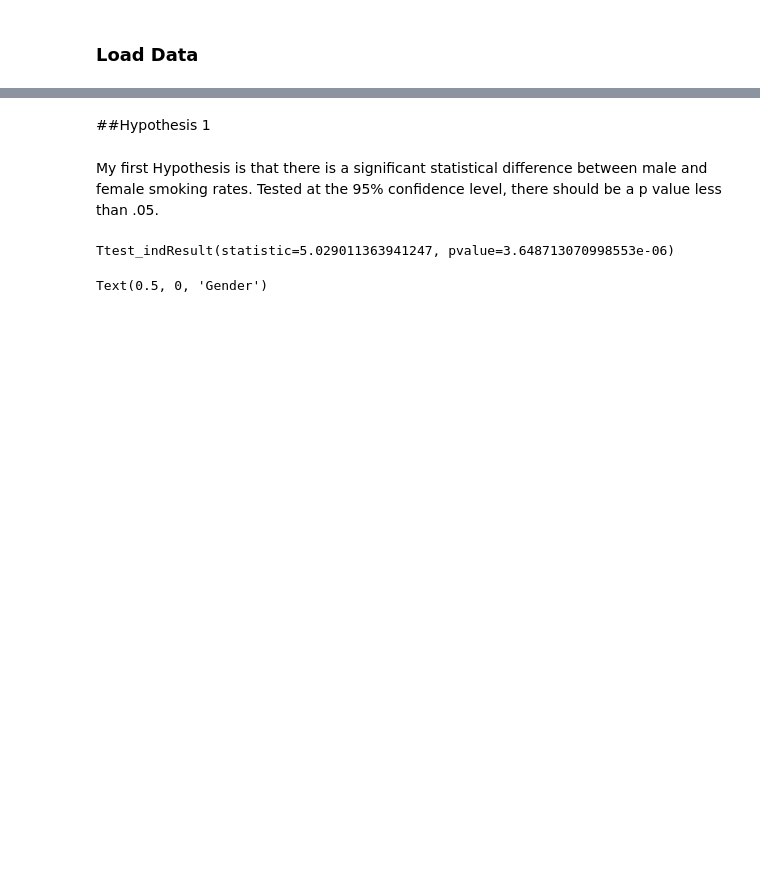
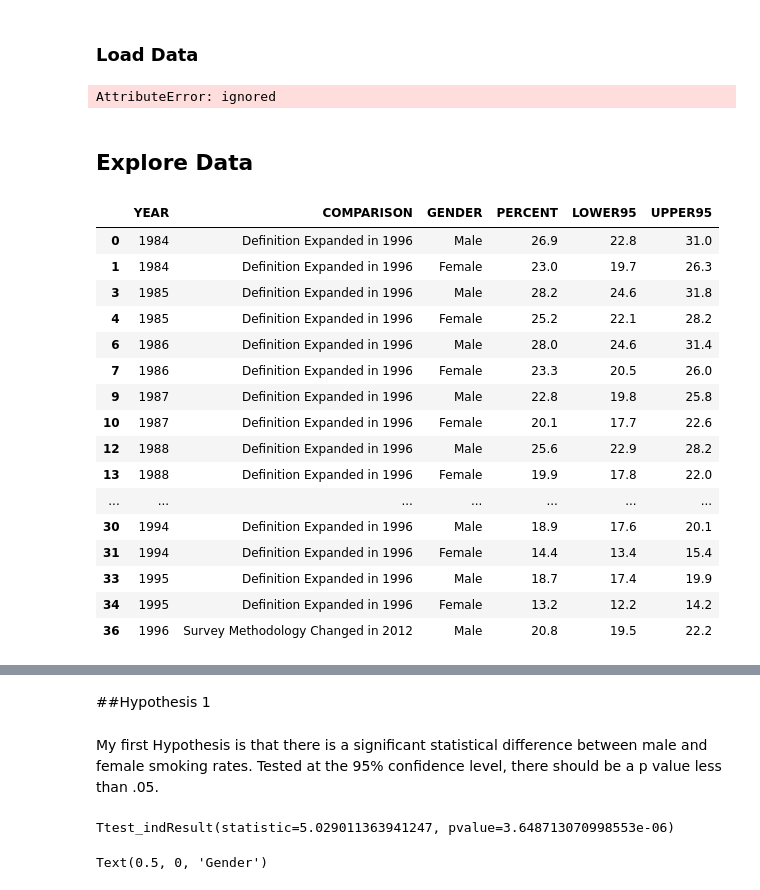
Before and after one commit to andrewbeckster/Smoking-and-Tobacco-Analysis, a Jupyter notebook: Smoking_and_Tobacco_Consumption.ipynb, the cells around one changed output, grey strips where cells are left out. Saved outputs shown, nothing was run; the diff lists cells and outputs as text; code cells hidden in the pictures; blank space fills up the shorter version.

```diff
--- a/Smoking_and_Tobacco_Consumption.ipynb
+++ b/Smoking_and_Tobacco_Consumption.ipynb
@@ -46,6 +46,11 @@ gender_df = smoking_df[(smoking_df['GENDER'])!= 'Total']
 male_df2 = male_df[(male_df['YEAR']>= 2000)]
 female_df2 = female_df[(female_df['YEAR']>= 2000)]
 gender_df2 = gender_df[(gender_df['YEAR']>= 2000)]
+# %%
+tobacco_df1=tobacco_df1['Population'] = tobacco_df1['Population'].str.replace(',','')
+tobacco_df1=tobacco_df1['Total'] = tobacco_df1['Total'].str.replace(',','')
+# %% [output]
+AttributeError: ignored
 # %%
 tobacco_df1['Population'] = tobacco_df1['Population'].astype(int)
 tobacco_df1['Total'] = tobacco_df1['Total'].astype(int)
@@ -55,3 +60,25 @@ tobacco_df=tobacco_df1.loc[(tobacco_df1['Measure'] == 'Cigarettes'),
 # %%
 capita_df=tobacco_df1.loc[(tobacco_df1['Submeasure'] == 'Total Combustible Tobacco'),
                     ['Year','Population', 'Total Per Capita']]
+# %% [markdown]
+## Explore Data
+# %%
+gender_df.head(25)
+# %% [output]
+|  | YEAR | COMPARISON | GENDER | PERCENT | LOWER95 | UPPER95 |
+| 0 | 1984 | Definition Expanded in 1996 | Male | 26.9 | 22.8 | 31.0 |
+| 1 | 1984 | Definition Expanded in 1996 | Female | 23.0 | 19.7 | 26.3 |
+| 3 | 1985 | Definition Expanded in 1996 | Male | 28.2 | 24.6 | 31.8 |
+| 4 | 1985 | Definition Expanded in 1996 | Female | 25.2 | 22.1 | 28.2 |
+| 6 | 1986 | Definition Expanded in 1996 | Male | 28.0 | 24.6 | 31.4 |
+| 7 | 1986 | Definition Expanded in 1996 | Female | 23.3 | 20.5 | 26.0 |
+| 9 | 1987 | Definition Expanded in 1996 | Male | 22.8 | 19.8 | 25.8 |
+| 10 | 1987 | Definition Expanded in 1996 | Female | 20.1 | 17.7 | 22.6 |
+| 12 | 1988 | Definition Expanded in 1996 | Male | 25.6 | 22.9 | 28.2 |
+| 13 | 1988 | Definition Expanded in 1996 | Female | 19.9 | 17.8 | 22.0 |
+| ... | ... | ... | ... | ... | ... | ... |
+| 30 | 1994 | Definition Expanded in 1996 | Male | 18.9 | 17.6 | 20.1 |
+| 31 | 1994 | Definition Expanded in 1996 | Female | 14.4 | 13.4 | 15.4 |
+| 33 | 1995 | Definition Expanded in 1996 | Male | 18.7 | 17.4 | 19.9 |
+| 34 | 1995 | Definition Expanded in 1996 | Female | 13.2 | 12.2 | 14.2 |
+| 36 | 1996 | Survey Methodology Changed in 2012 | Male | 20.8 | 19.5 | 22.2 |
```
Also changed, not shown: parts of 6 cells of this notebook.
